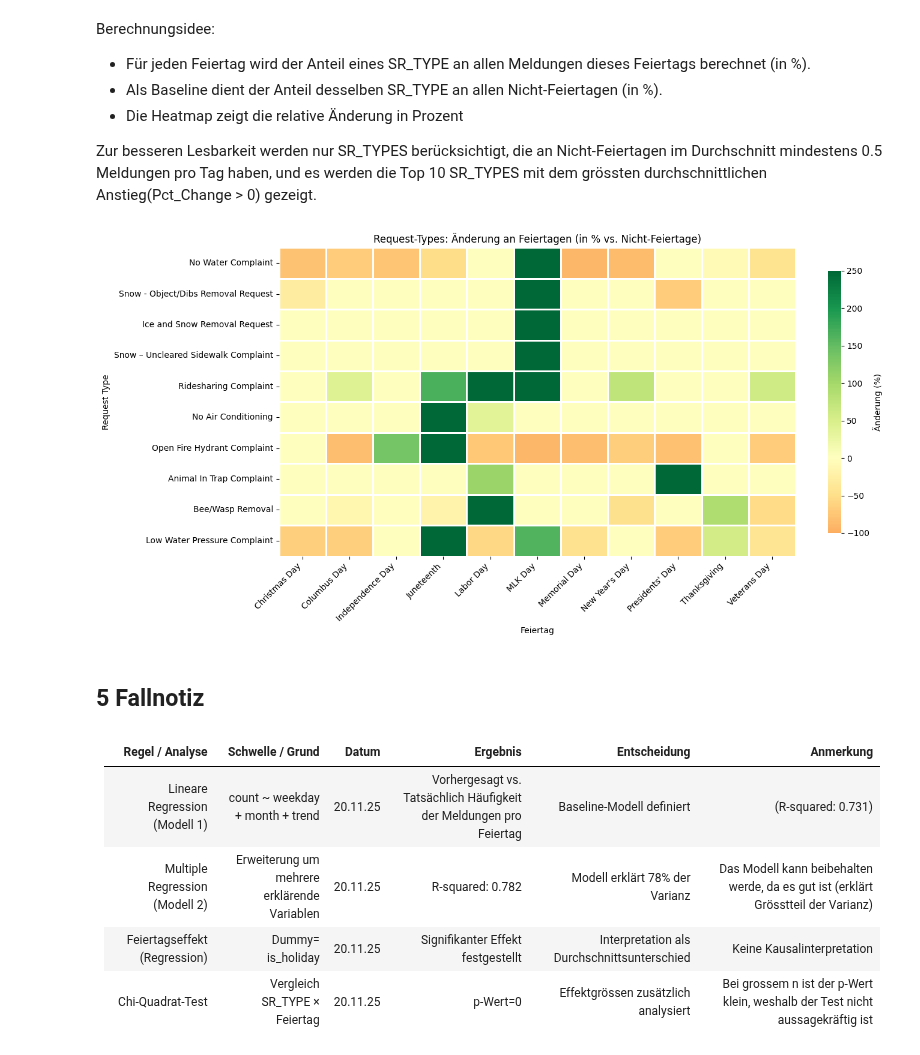
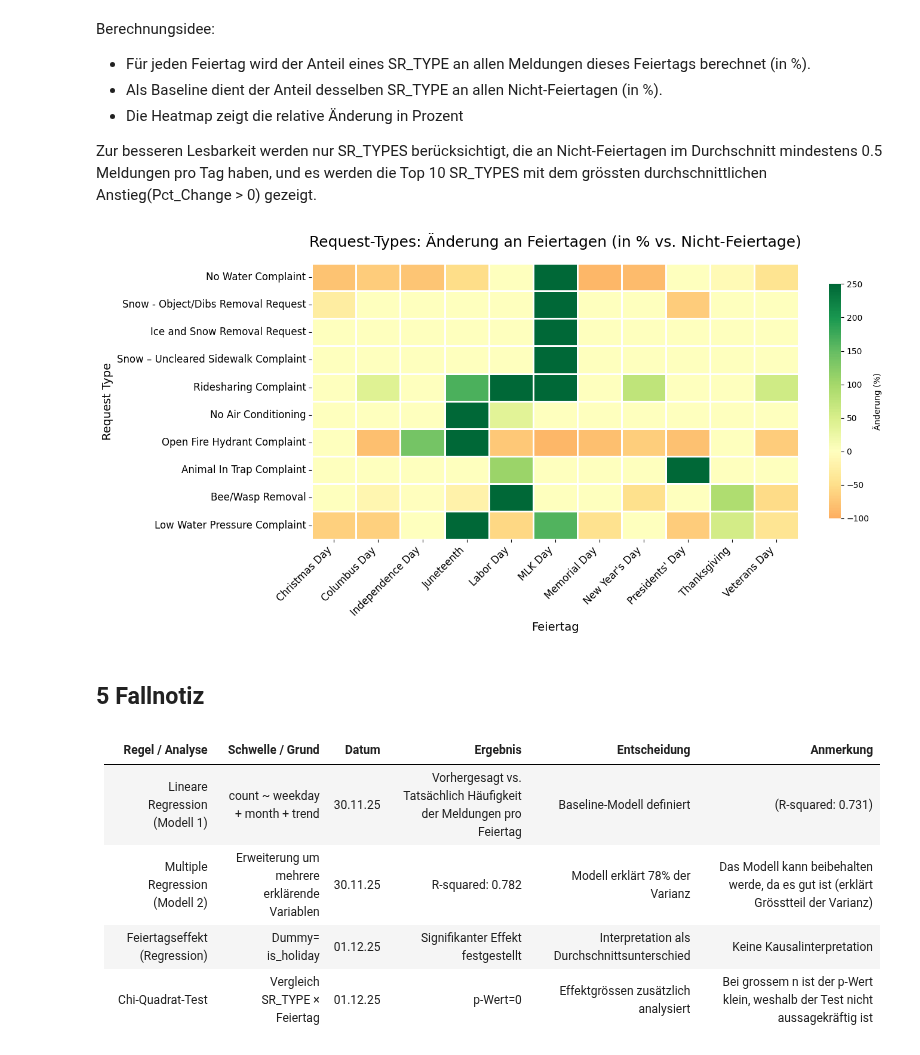
Before and after one commit to Ameowsle/Statistic-Macher, a Jupyter notebook: Feiertagseffekt_Clean.ipynb, the cells around one changed output. Saved outputs shown, nothing was run; the diff lists cells and outputs as text; code cells hidden in the pictures.

```diff
--- a/Feiertagseffekt_Clean.ipynb
+++ b/Feiertagseffekt_Clean.ipynb
@@ -509,39 +505,39 @@ relevant_types = relevant_types[relevant_types > min_non_count].index
 tmp = tmp[tmp["SR_TYPE"].isin(relevant_types)].copy()
 
 
 # Top 10 SR_TYPE nach durchschnittlichem positiven Anstieg
 
 pos = tmp[tmp["Pct_Change"] > 0]
 top_types = (pos.groupby("SR_TYPE")["Pct_Change"].mean().sort_values(ascending=False).head(10).index)
 
 # Pivot für Heatmap
 pivot = (tmp[tmp["SR_TYPE"].isin(top_types)].pivot(index="SR_TYPE", columns="holiday_name", values="Pct_Change").fillna(0))
 
 # Sortierung: stärkster durchschnittlicher Effekt oben
 pivot = pivot.loc[pivot.mean(axis=1).sort_values(ascending=False).index]
 
 # Plotten
 plt.figure(figsize=(14, 7))
 sns.heatmap(
     pivot,
     cmap="RdYlGn",
     center=0,
     linewidths=0.8,
     linecolor="white",
     cbar_kws={"label": "Änderung (%)", "shrink": 0.85},
     vmin=-100,
     vmax=250
 )
 
-plt.title("Request-Types: Änderung an Feiertagen (in % vs. Nicht-Feiertage)")
-plt.xlabel("Feiertag")
-plt.ylabel("Request Type")
-plt.xticks(rotation=45, ha="right")
-plt.yticks(rotation=0)
+plt.title("Request-Types: Änderung an Feiertagen (in % vs. Nicht-Feiertage)", fontsize=18, pad=20)
+plt.xlabel("Feiertag", fontsize=14)
+plt.ylabel("Request Type", fontsize=14)
+plt.xticks(rotation=45, ha="right", fontsize=12)
+plt.yticks(rotation=0, fontsize=12)
 plt.tight_layout()
 plt.show()
 # %% [output]
-[figure, old version]
+[figure, new version]
 # %% [markdown]
 ## 5 Fallnotiz
 # %% [markdown]
@@ -549,7 +545,7 @@ plt.show()
 
 | Regel / Analyse | Schwelle / Grund | Datum | Ergebnis | Entscheidung | Anmerkung |
 | --- | --- | --- | --- | --- | --- |
-| Lineare Regression (Modell 1) | count ~ weekday + month + trend | 20.11.25 | Vorhergesagt vs. Tatsächlich Häufigkeit der Meldungen pro Feiertag | Baseline-Modell definiert | (R-squared: 0.731) |
-| Multiple Regression (Modell 2) | Erweiterung um mehrere erklärende Variablen | 20.11.25 | R-squared: 0.782 | Modell erklärt 78% der Varianz | Das Modell kann beibehalten werde, da es gut ist (erklärt Grösstteil der Varianz) |
-| Feiertagseffekt (Regression) | Dummy= is_holiday | 20.11.25 | Signifikanter Effekt festgestellt | Interpretation als Durchschnittsunterschied | Keine Kausalinterpretation |
-| Chi-Quadrat-Test | Vergleich SR_TYPE × Feiertag | 20.11.25 | p-Wert=0 | Effektgrössen zusätzlich analysiert | Bei grossem n ist der p-Wert klein, weshalb der Test nicht aussagekräftig ist |
+| Lineare Regression (Modell 1) | count ~ weekday + month + trend | 30.11.25 | Vorhergesagt vs. Tatsächlich Häufigkeit der Meldungen pro Feiertag | Baseline-Modell definiert | (R-squared: 0.731) |
+| Multiple Regression (Modell 2) | Erweiterung um mehrere erklärende Variablen | 30.11.25 | R-squared: 0.782 | Modell erklärt 78% der Varianz | Das Modell kann beibehalten werde, da es gut ist (erklärt Grösstteil der Varianz) |
+| Feiertagseffekt (Regression) | Dummy= is_holiday | 01.12.25 | Signifikanter Effekt festgestellt | Interpretation als Durchschnittsunterschied | Keine Kausalinterpretation |
+| Chi-Quadrat-Test | Vergleich SR_TYPE × Feiertag | 01.12.25 | p-Wert=0 | Effektgrössen zusätzlich analysiert | Bei grossem n ist der p-Wert klein, weshalb der Test nicht aussagekräftig ist |
```
Also changed, not shown: parts of 4 cells of this notebook.
